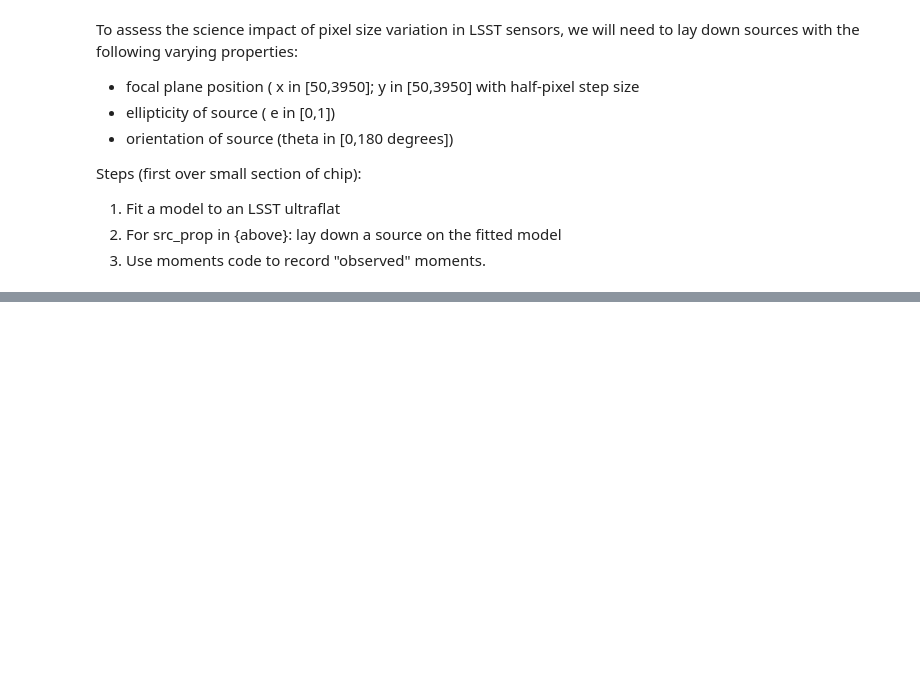
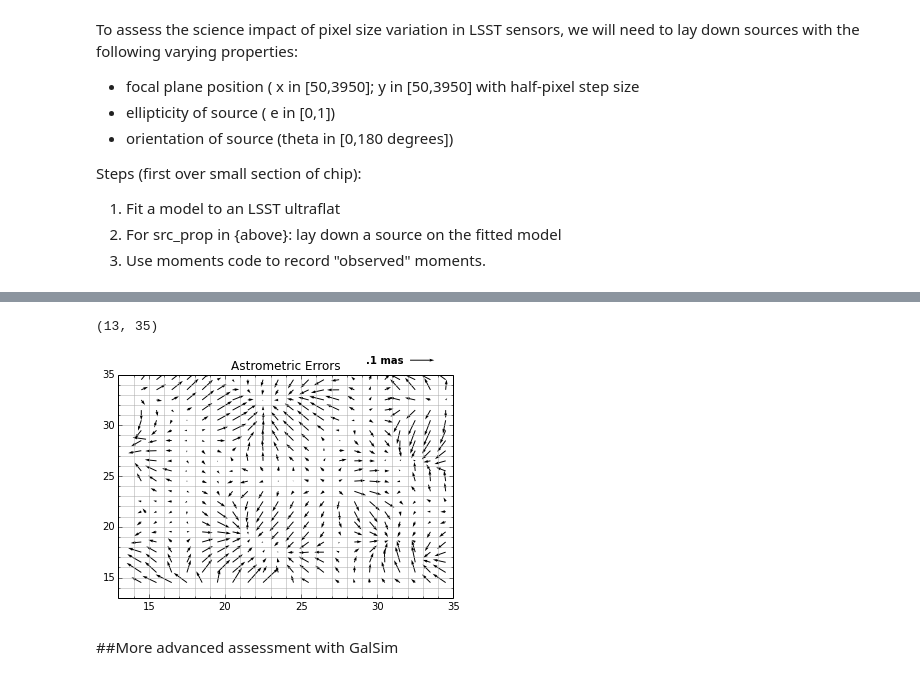
Before and after one commit to cpadavis/weak_sauce, a Jupyter notebook: notebooks/assessing_science_impact.ipynb, the cells around one changed output, grey strips where cells are left out. Cells and saved outputs as stored; diff of their text form; code cells hidden in the pictures; blank space fills up the shorter version.

```diff
--- a/notebooks/assessing_science_impact.ipynb
+++ b/notebooks/assessing_science_impact.ipynb
@@ -130,0 +152,17 @@ plt.xlabel('Spurious e1/e2')
+# %%
+Q = plt.quiver(ideal_df['Mx'],ideal_df['My'],resid_df['Mx'],resid_df['My'])
+qk = plt.quiverkey(Q, 0.8, 0.95, .0005, '.1 mas',
+               labelpos='W',
+               coordinates='figure',
+               fontproperties={'weight': 'bold'})
+plt.title('Astrometric Errors')
+plt.grid(b=True, which='major', color='DarkGray', linestyle='-')
+plt.minorticks_on()
+plt.grid(b=True, which='minor', color='DarkGray', linestyle='-')
+plt.xlim(13,35)
+plt.ylim(13,35)
+# %% [output]
+(13, 35)
+[figure, added]
+# %% [markdown]
+##More advanced assessment with GalSim
```
Also changed, not shown: parts of 10 cells of this notebook, 4 other files.
